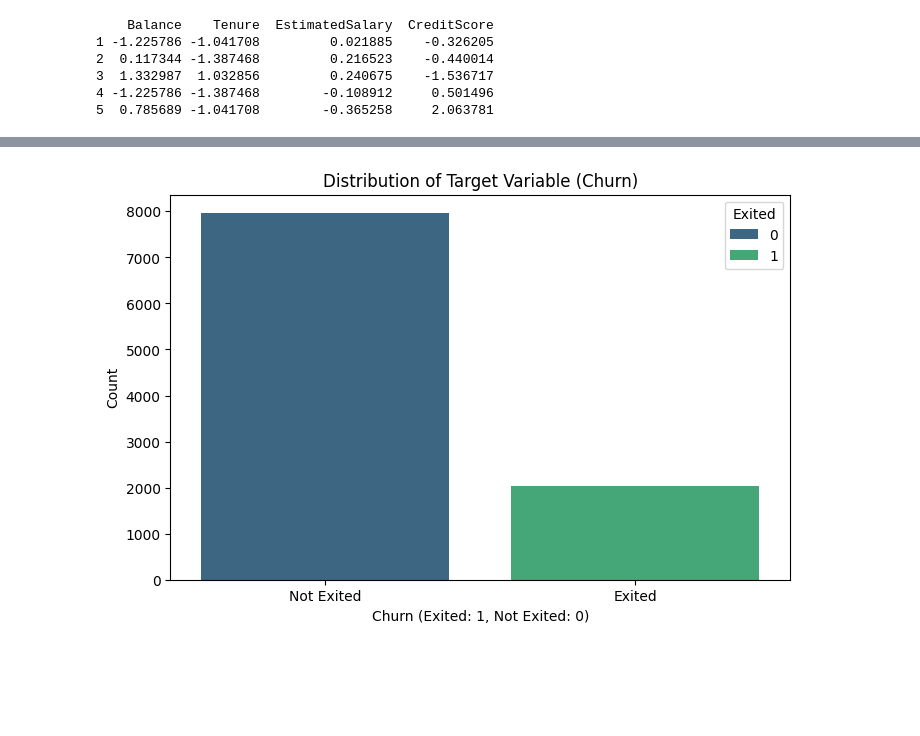
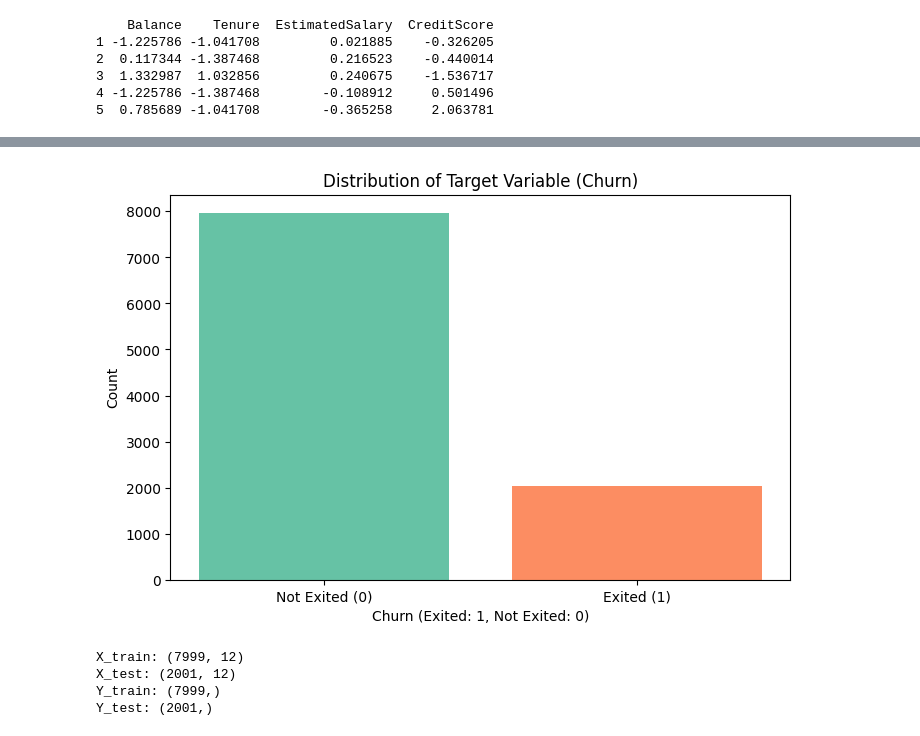
Before and after one commit to khushabuborwal/churn-prediction-logistic-l1-l2, a Jupyter notebook: main.ipynb, the cells around one changed output, grey strips where cells are left out. Drawn from its saved outputs; the diff is of its cells as text; code cells hidden in the pictures; blank space fills up the shorter version.

```diff
--- a/main.ipynb
+++ b/main.ipynb
@@ -22,12 +22,9 @@ columns_to_convert = ['CreditScore', 'Age', 'Balance', 'EstimatedSalary', 'Tenur
 for column in columns_to_convert:
     df[column] = pd.to_numeric(df[column], errors='coerce')
 
-# Split the data assuming the last column is the target variable
-X = df.iloc[:, :-1]   # All columns except the last one
-Y = df.iloc[:, -1]    # The last column is the target
-
+# Define X as dataset
+X = df
 print('X:', X.shape)
-print('Y:', Y.shape)
 
 # Removing the redundant and focusing on relevant features
 X = X.drop(X.columns[:3], axis=1)
@@ -184,14 +177,12 @@ print(X[['Balance', 'Tenure', 'EstimatedSalary', 'CreditScore']].head())
 4 -1.225786 -1.387468        -0.108912     0.501496
 5  0.785689 -1.041708        -0.365258     2.063781
 # %%
-# Adding Exited for plotting Correlation Heatmap
-X['Exited'] = Y
-
+# Plotting Correlation Heatmap
 # Calculate the correlation matrix
 correlation_matrix = X.corr()
 
 # Create a figure for the heatmap
-plt.figure(figsize=(14, 10))
+plt.figure(figsize=(10, 6))
 
 # Create the heatmap using imshow
 plt.imshow(correlation_matrix, cmap='coolwarm', aspect='auto')
@@ -218,20 +209,24 @@ plt.show()
 # %%
+# Assuming 'Exited' is in your DataFrame X
+# Calculate counts of Exited (1) and Not Exited (0)
+counts = X['Exited'].value_counts()
+
 # Set figure size
 plt.figure(figsize=(8, 5))
 
-# Use hue to map the Exited variable while counting
-sns.countplot(data=X, x='Exited', hue='Exited', palette='viridis', dodge=False)
+# Create bar plot
+plt.bar(counts.index, counts.values, color=['#66c2a5', '#fc8d62'])
 
 # Set title and labels
 plt.title('Distribution of Target Variable (Churn)')
 plt.xlabel('Churn (Exited: 1, Not Exited: 0)')
 plt.ylabel('Count')
-plt.xticks([0, 1], ['Not Exited', 'Exited'])
+plt.xticks(counts.index, ['Not Exited (0)', 'Exited (1)'])
 
 # Display the plot
 plt.show()
 # %% [output]
-[figure, old version]
+[figure, new version]
 # %%
 # Creating separate DataFrames for Exited and Not_Exited and then spliting the train and test data for resolving class imbalance
 X_not_exited = X[X['Exited'] == 0]
@@ -276,3 +271,8 @@ print(f"X_test: {X_test.shape}")
 
 print(f"Y_train: {Y_train.shape}")
 print(f"Y_test: {Y_test.shape}")
+# %% [output]
+X_train: (7999, 12)
+X_test: (2001, 12)
+Y_train: (7999,)
+Y_test: (2001,)
```
Also changed, not shown: parts of 8 cells of this notebook.
